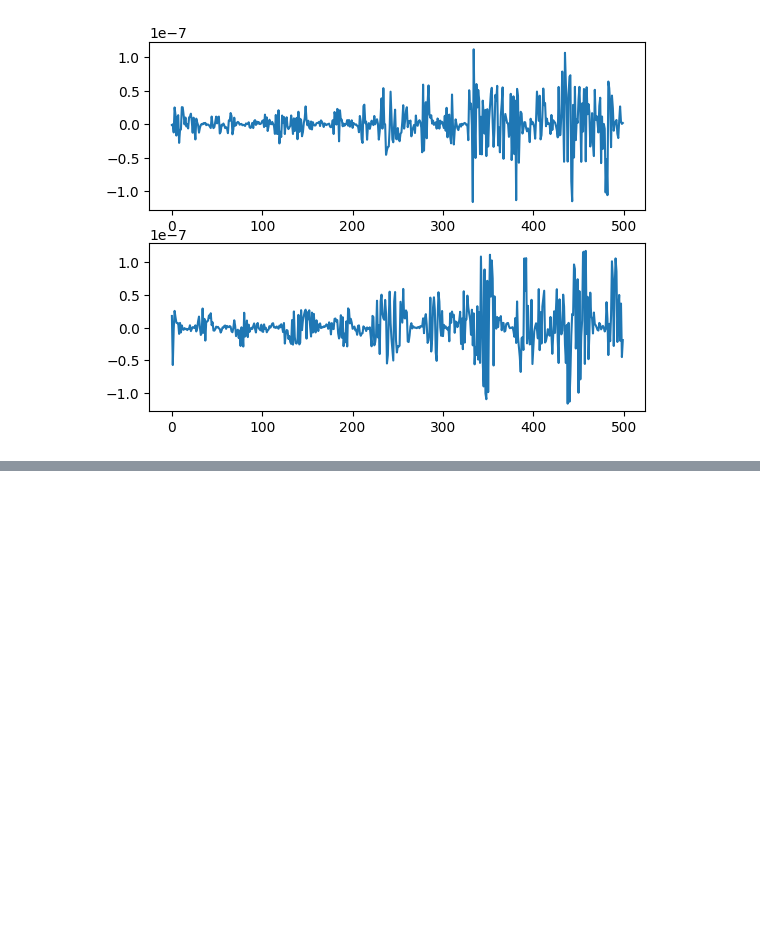
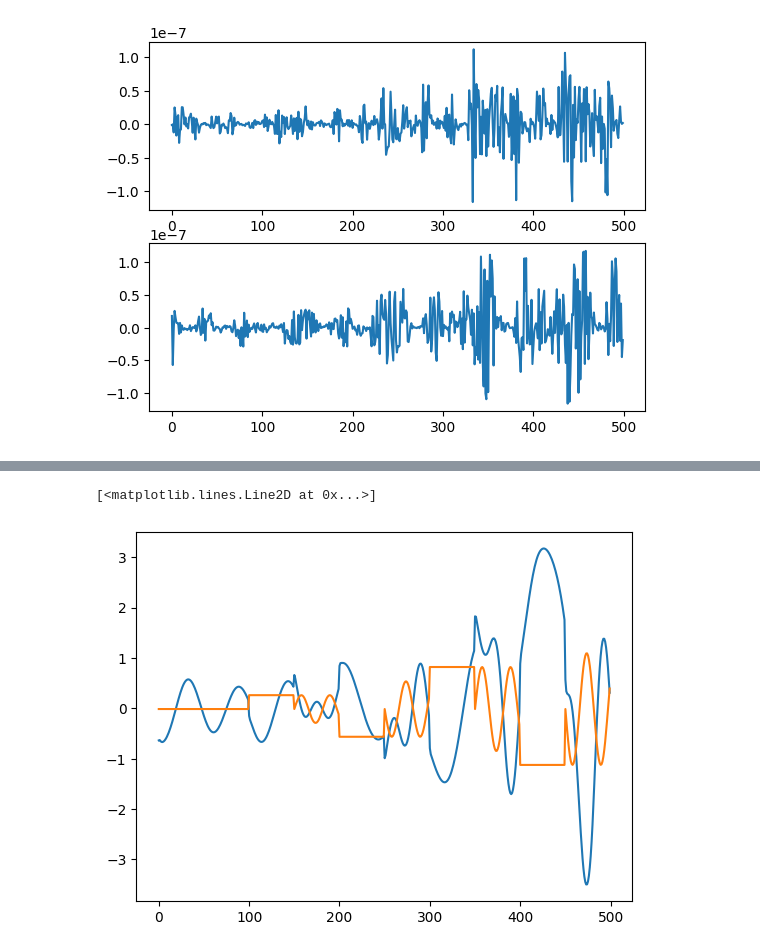
Before and after one commit to Jan-Williams/RNNmpc, a Jupyter notebook: scripts/cuda_test copy.ipynb, the cells around one changed output, grey strips where cells are left out. Cells and saved outputs as stored; diff of their text form; code cells hidden in the pictures; blank space fills up the shorter version.

```diff
--- a/scripts/cuda_test copy.ipynb
+++ b/scripts/cuda_test copy.ipynb
@@ -561,0 +784,10 @@ Forecast Time:
+# %%
+import json
+import matplotlib.pyplot as plt
+f = open('/home/jmpw1/Documents/Control/RNNmpc/data/CylinderTrainData/data.json')
+data_dict = json.load(f)
+plt.plot(data_dict['O_valid'][0])
+plt.plot(data_dict['U_valid'][0])
+# %% [output]
+[<matplotlib.lines.Line2D at 0x...>]
+[figure, added]
```
Also changed, not shown: parts of 8 cells of this notebook, 28 other files.
